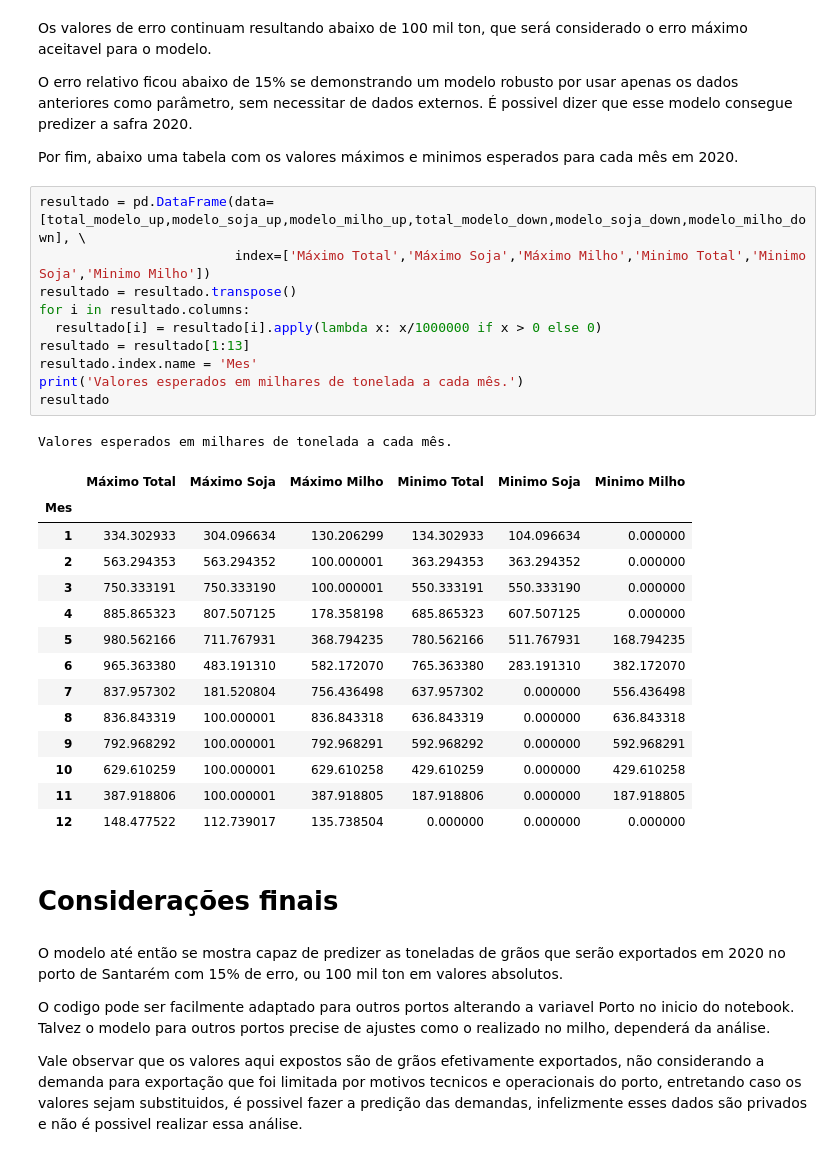
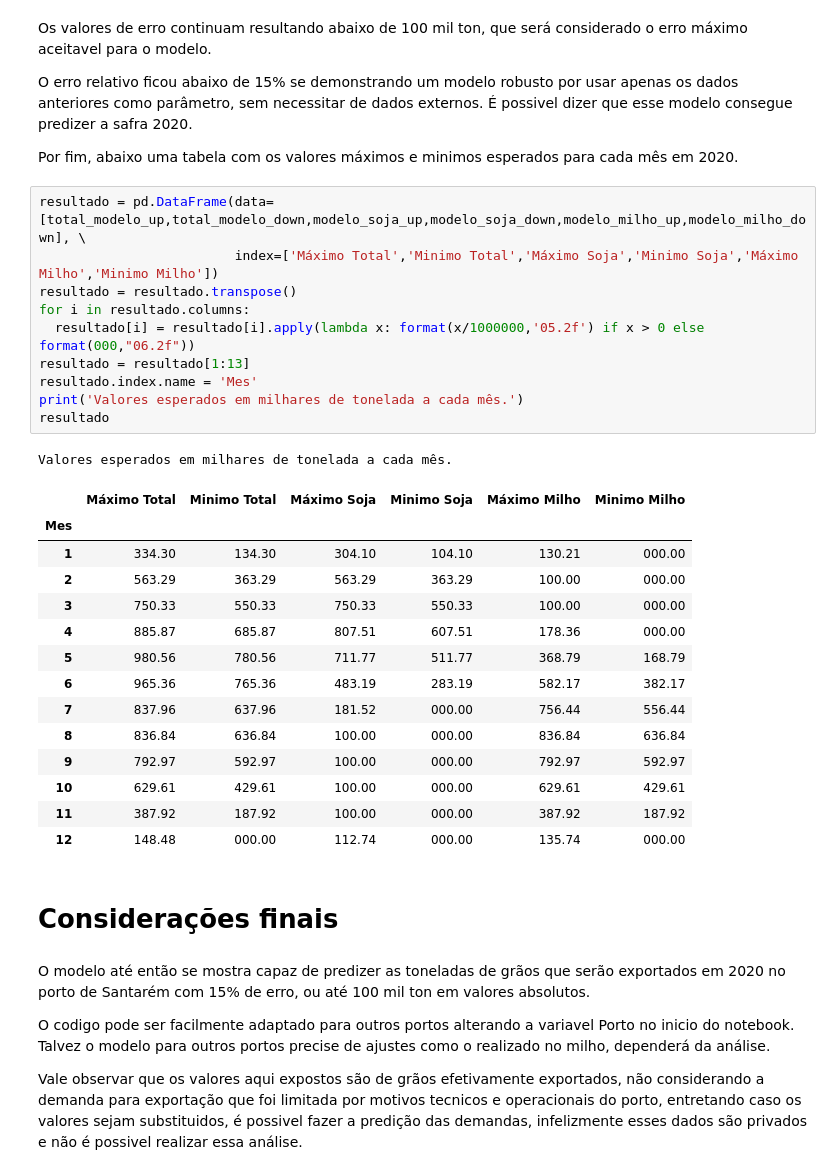
Before and after one commit to Trajanolc/Analise_Graos_Santarem, a Jupyter notebook: Analise_Exportação_Por_porto_Santarém.ipynb, the cells around one changed output. Drawn from its saved outputs; the diff is of its cells as text.

```diff
--- a/Analise_Exportação_Por_porto_Santarém.ipynb
+++ b/Analise_Exportação_Por_porto_Santarém.ipynb
@@ -492,35 +492,35 @@ O erro relativo ficou abaixo de 15% se demonstrando um modelo robusto por usar a
 
 Por fim, abaixo uma tabela com os valores máximos e minimos esperados para cada mês em 2020.
 # %%
-resultado = pd.DataFrame(data=[total_modelo_up,modelo_soja_up,modelo_milho_up,total_modelo_down,modelo_soja_down,modelo_milho_down], \
-                         index=['Máximo Total','Máximo Soja','Máximo Milho','Minimo Total','Minimo Soja','Minimo Milho'])
+resultado = pd.DataFrame(data=[total_modelo_up,total_modelo_down,modelo_soja_up,modelo_soja_down,modelo_milho_up,modelo_milho_down], \
+                         index=['Máximo Total','Minimo Total','Máximo Soja','Minimo Soja','Máximo Milho','Minimo Milho'])
 resultado = resultado.transpose()
 for i in resultado.columns:
-  resultado[i] = resultado[i].apply(lambda x: x/1000000 if x > 0 else 0)
+  resultado[i] = resultado[i].apply(lambda x: format(x/1000000,'05.2f') if x > 0 else format(000,"06.2f"))
 resultado = resultado[1:13]
 resultado.index.name = 'Mes'
 print('Valores esperados em milhares de tonelada a cada mês.')
 resultado
 # %% [output]
 Valores esperados em milhares de tonelada a cada mês.
-|  | Máximo Total | Máximo Soja | Máximo Milho | Minimo Total | Minimo Soja | Minimo Milho |
+|  | Máximo Total | Minimo Total | Máximo Soja | Minimo Soja | Máximo Milho | Minimo Milho |
 | Mes |  |  |  |  |  |  |
-| 1 | 334.302933 | 304.096634 | 130.206299 | 134.302933 | 104.096634 | 0.000000 |
-| 2 | 563.294353 | 563.294352 | 100.000001 | 363.294353 | 363.294352 | 0.000000 |
-| 3 | 750.333191 | 750.333190 | 100.000001 | 550.333191 | 550.333190 | 0.000000 |
-| 4 | 885.865323 | 807.507125 | 178.358198 | 685.865323 | 607.507125 | 0.000000 |
-| 5 | 980.562166 | 711.767931 | 368.794235 | 780.562166 | 511.767931 | 168.794235 |
-| 6 | 965.363380 | 483.191310 | 582.172070 | 765.363380 | 283.191310 | 382.172070 |
-| 7 | 837.957302 | 181.520804 | 756.436498 | 637.957302 | 0.000000 | 556.436498 |
-| 8 | 836.843319 | 100.000001 | 836.843318 | 636.843319 | 0.000000 | 636.843318 |
-| 9 | 792.968292 | 100.000001 | 792.968291 | 592.968292 | 0.000000 | 592.968291 |
-| 10 | 629.610259 | 100.000001 | 629.610258 | 429.610259 | 0.000000 | 429.610258 |
-| 11 | 387.918806 | 100.000001 | 387.918805 | 187.918806 | 0.000000 | 187.918805 |
-| 12 | 148.477522 | 112.739017 | 135.738504 | 0.000000 | 0.000000 | 0.000000 |
+| 1 | 334.30 | 134.30 | 304.10 | 104.10 | 130.21 | 000.00 |
+| 2 | 563.29 | 363.29 | 563.29 | 363.29 | 100.00 | 000.00 |
+| 3 | 750.33 | 550.33 | 750.33 | 550.33 | 100.00 | 000.00 |
+| 4 | 885.87 | 685.87 | 807.51 | 607.51 | 178.36 | 000.00 |
+| 5 | 980.56 | 780.56 | 711.77 | 511.77 | 368.79 | 168.79 |
+| 6 | 965.36 | 765.36 | 483.19 | 283.19 | 582.17 | 382.17 |
+| 7 | 837.96 | 637.96 | 181.52 | 000.00 | 756.44 | 556.44 |
+| 8 | 836.84 | 636.84 | 100.00 | 000.00 | 836.84 | 636.84 |
+| 9 | 792.97 | 592.97 | 100.00 | 000.00 | 792.97 | 592.97 |
+| 10 | 629.61 | 429.61 | 100.00 | 000.00 | 629.61 | 429.61 |
+| 11 | 387.92 | 187.92 | 100.00 | 000.00 | 387.92 | 187.92 |
+| 12 | 148.48 | 000.00 | 112.74 | 000.00 | 135.74 | 000.00 |
 # %% [markdown]
 # Considerações finais
 # %% [markdown]
-O modelo até então se mostra capaz de predizer as toneladas de grãos que serão exportados em 2020 no porto de Santarém com 15% de erro, ou 100 mil ton em valores absolutos.
+O modelo até então se mostra capaz de predizer as toneladas de grãos que serão exportados em 2020 no porto de Santarém com 15% de erro, ou até 100 mil ton em valores absolutos.
 
 O codigo pode ser facilmente adaptado para outros portos alterando a variavel Porto no inicio do notebook. Talvez o modelo para outros portos precise de ajustes como o realizado no milho, dependerá da análise.
 
```
Also changed, not shown: parts of 1 cell of this notebook.
